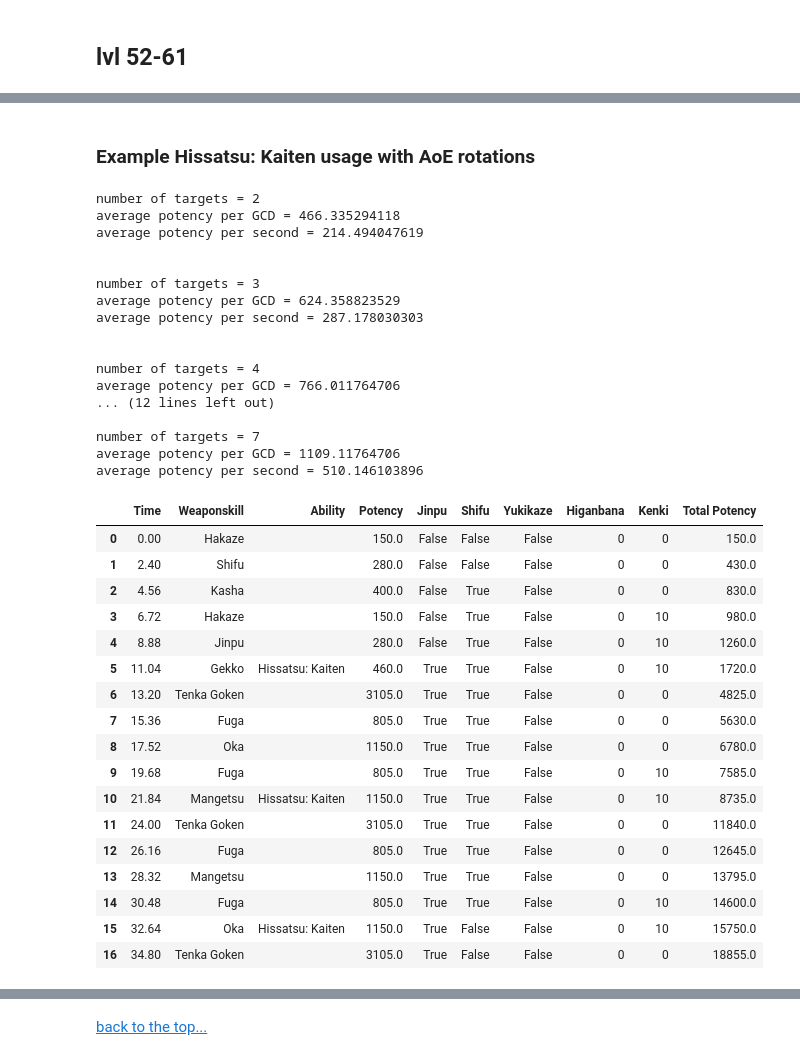
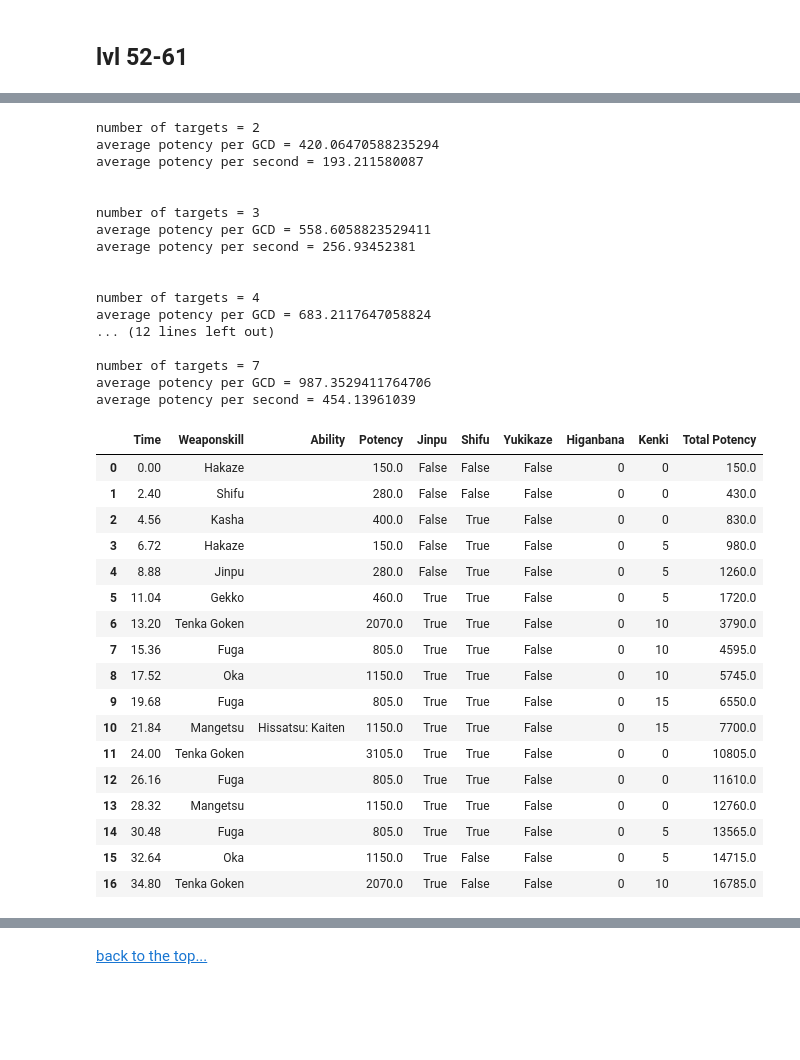
Before and after one commit to rconcep/ffxiv, a Jupyter notebook: sam-by-the-numbers-part-3.ipynb, the cells around one changed output, grey strips where cells are left out. Drawn from its saved outputs; the diff is of its cells as text; code cells hidden in the pictures; blank space fills up the shorter version.

```diff
--- a/sam-by-the-numbers-part-3.ipynb
+++ b/sam-by-the-numbers-part-3.ipynb
@@ -52,3 +48,12 @@ actions = [('Hakaze'), ('Shifu'), ('Kasha'), ('Hakaze'),
+# %%
+sam = Samurai(kenki_mastery=1)
+
+actions = [('Hakaze'), ('Shifu'), ('Kasha'), ('Hakaze'),
+           ('Jinpu'), ('Higanbana'), ('Gekko'), ('Hakaze'),
+           ('Yukikaze'), ('Hakaze'), ('Shifu'), ('Kasha', 'Hissatsu: Kaiten'),
+           ('Midare Setsugekka', 'Meikyo Shisui'), ('Gekko'), ('Yukikaze'), ('Kasha'),
+           ('Midare Setsugekka')
+           ]
 # %%
 df0, average_potency, pps = sam.parse_rotation(actions)
 display(df0)
@@ -85,20 +86,0 @@ Note the steady accrual of Kenki. Although the results shown here only shows a 1
-# %%
-sam = Samurai()
-
-n_targets = 1
-
-actions = [('Hakaze'), ('Shifu'), ('Kasha', 'Meikyo Shisui'),
-           ('Jinpu'), ('Gekko'), ('Yukikaze', 'Hissatsu: Kaiten'), ('Midare Setsugekka'),
-           ('Hakaze'), ('Yukikaze'), ('Higanbana'), ('Hakaze'),
-           ('Shifu'), ('Kasha'), ('Hakaze'), ('Jinpu'),
-           ('Gekko'), ('Hakaze'), ('Yukikaze', ('Hissatsu: Kaiten')), ('Midare Setsugekka'),
-           ('Hakaze'), ('Shifu'), ('Kasha'), ('Hakaze'),
-           ('Jinpu'), ('Gekko'), ('Hakaze'), ('Yukikaze', 'Hissatsu: Kaiten'),
-           ('Midare Setsugekka'), ('Hakaze'), ('Shifu'), ('Kasha'),
-           ('Hakaze'), ('Jinpu'), ('Gekko'), ('Hakaze'),
-           ('Yukikaze', 'Hissatsu: Kaiten'), ('Midare Setsugekka'), ('Hakaze'), ('Shifu'),
-           ('Kasha'), ('Higanbana', 'Meikyo Shisui'), ('Kasha'), ('Gekko'),
-           ('Yukikaze', 'Hissatsu: Kaiten'),('Midare Setsugekka')]
-# %%
-df1, average_potency, pps = sam.parse_rotation(actions)
-display(df1)
@@ -129,5 +87,3 @@ plot_potency(df1, truncate_actions=True)
-# %% [markdown]
-### Example Hissatsu: Kaiten usage with AoE rotations
 # %%
 dfs_aoe = []
 pps_aoe = []
@@ -136,59 +92,59 @@ labels = []
 n_target_range = range(2, 8)
 
 for n_targets in n_target_range:
-    sam = Samurai()
+    sam = Samurai(kenki_mastery=1)
 
     actions = [('Hakaze'), ('Shifu'), ('Kasha'), ('Hakaze'),
-               ('Jinpu'), ('Gekko', 'Hissatsu: Kaiten'), ('Tenka Goken'), ('Fuga'),
+               ('Jinpu'), ('Gekko'), ('Tenka Goken'), ('Fuga'),
                ('Oka'), ('Fuga'), ('Mangetsu', 'Hissatsu: Kaiten'), ('Tenka Goken'),
-               ('Fuga'), ('Mangetsu'), ('Fuga'), ('Oka', 'Hissatsu: Kaiten'),
+               ('Fuga'), ('Mangetsu'), ('Fuga'), ('Oka'),
                ('Tenka Goken')]
 
     print('number of targets = %s' % n_targets)
     df_temp, average_potency, pps = sam.parse_rotation(actions, n_targets=n_targets)
     dfs_aoe.append(df_temp)
     pps_aoe.append(pps)
 
     labels.append('%s targets' % n_targets)
     print('\n')
 
 display(dfs_aoe[-1])
 # %% [output]
 number of targets = 2
-average potency per GCD = 466.335294118
-average potency per second = 214.494047619
+average potency per GCD = 420.06470588235294
+average potency per second = 193.211580087
 
 
 number of targets = 3
-average potency per GCD = 624.358823529
-average potency per second = 287.178030303
+average potency per GCD = 558.6058823529411
+average potency per second = 256.93452381
 
 
 number of targets = 4
-average potency per GCD = 766.011764706
+average potency per GCD = 683.2117647058824
 ... (12 lines left out)
 
 number of targets = 7
-average potency per GCD = 1109.11764706
-average potency per second = 510.146103896
+average potency per GCD = 987.3529411764706
+average potency per second = 454.13961039
 |  | Time | Weaponskill | Ability | Potency | Jinpu | Shifu | Yukikaze | Higanbana | Kenki | Total Potency |
 | 0 | 0.00 | Hakaze |  | 150.0 | False | False | False | 0 | 0 | 150.0 |
 | 1 | 2.40 | Shifu |  | 280.0 | False | False | False | 0 | 0 | 430.0 |
 | 2 | 4.56 | Kasha |  | 400.0 | False | True | False | 0 | 0 | 830.0 |
-| 3 | 6.72 | Hakaze |  | 150.0 | False | True | False | 0 | 10 | 980.0 |
-| 4 | 8.88 | Jinpu |  | 280.0 | False | True | False | 0 | 10 | 1260.0 |
-| 5 | 11.04 | Gekko | Hissatsu: Kaiten | 460.0 | True | True | False | 0 | 10 | 1720.0 |
-| 6 | 13.20 | Tenka Goken |  | 3105.0 | True | True | False | 0 | 0 | 4825.0 |
-| 7 | 15.36 | Fuga |  | 805.0 | True | True | False | 0 | 0 | 5630.0 |
-| 8 | 17.52 | Oka |  | 1150.0 | True | True | False | 0 | 0 | 6780.0 |
-| 9 | 19.68 | Fuga |  | 805.0 | True | True | False | 0 | 10 | 7585.0 |
-| 10 | 21.84 | Mangetsu | Hissatsu: Kaiten | 1150.0 | True | True | False | 0 | 10 | 8735.0 |
-| 11 | 24.00 | Tenka Goken |  | 3105.0 | True | True | False | 0 | 0 | 11840.0 |
-| 12 | 26.16 | Fuga |  | 805.0 | True | True | False | 0 | 0 | 12645.0 |
-| 13 | 28.32 | Mangetsu |  | 1150.0 | True | True | False | 0 | 0 | 13795.0 |
-| 14 | 30.48 | Fuga |  | 805.0 | True | True | False | 0 | 10 | 14600.0 |
-| 15 | 32.64 | Oka | Hissatsu: Kaiten | 1150.0 | True | False | False | 0 | 10 | 15750.0 |
-| 16 | 34.80 | Tenka Goken |  | 3105.0 | True | False | False | 0 | 0 | 18855.0 |
+| 3 | 6.72 | Hakaze |  | 150.0 | False | True | False | 0 | 5 | 980.0 |
+| 4 | 8.88 | Jinpu |  | 280.0 | False | True | False | 0 | 5 | 1260.0 |
+| 5 | 11.04 | Gekko |  | 460.0 | True | True | False | 0 | 5 | 1720.0 |
+| 6 | 13.20 | Tenka Goken |  | 2070.0 | True | True | False | 0 | 10 | 3790.0 |
+| 7 | 15.36 | Fuga |  | 805.0 | True | True | False | 0 | 10 | 4595.0 |
+| 8 | 17.52 | Oka |  | 1150.0 | True | True | False | 0 | 10 | 5745.0 |
+| 9 | 19.68 | Fuga |  | 805.0 | True | True | False | 0 | 15 | 6550.0 |
+| 10 | 21.84 | Mangetsu | Hissatsu: Kaiten | 1150.0 | True | True | False | 0 | 15 | 7700.0 |
+| 11 | 24.00 | Tenka Goken |  | 3105.0 | True | True | False | 0 | 0 | 10805.0 |
+| 12 | 26.16 | Fuga |  | 805.0 | True | True | False | 0 | 0 | 11610.0 |
+| 13 | 28.32 | Mangetsu |  | 1150.0 | True | True | False | 0 | 0 | 12760.0 |
+| 14 | 30.48 | Fuga |  | 805.0 | True | True | False | 0 | 5 | 13565.0 |
+| 15 | 32.64 | Oka |  | 1150.0 | True | False | False | 0 | 5 | 14715.0 |
+| 16 | 34.80 | Tenka Goken |  | 2070.0 | True | False | False | 0 | 10 | 16785.0 |
 # %%
 compare_n_potencies(dfs_aoe, labels)
 # %% [output]
```
Also changed, not shown: parts of 16 cells of this notebook, 33 other files.
